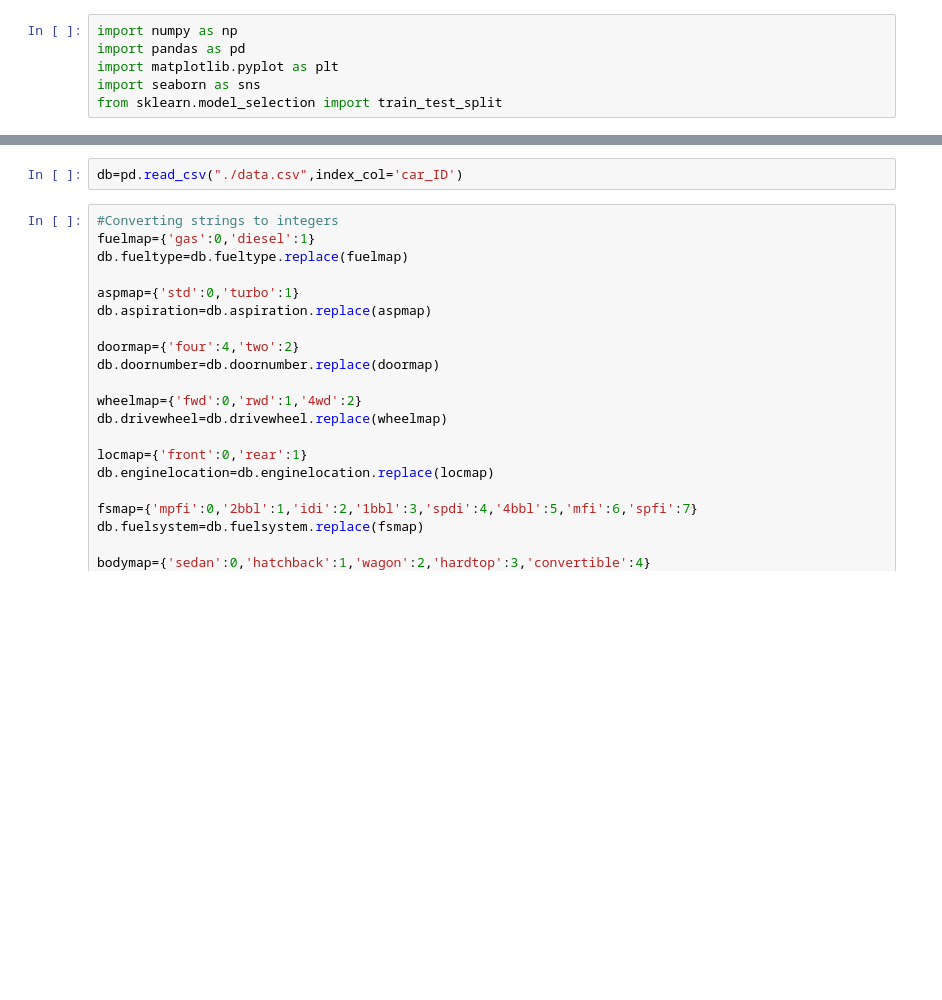
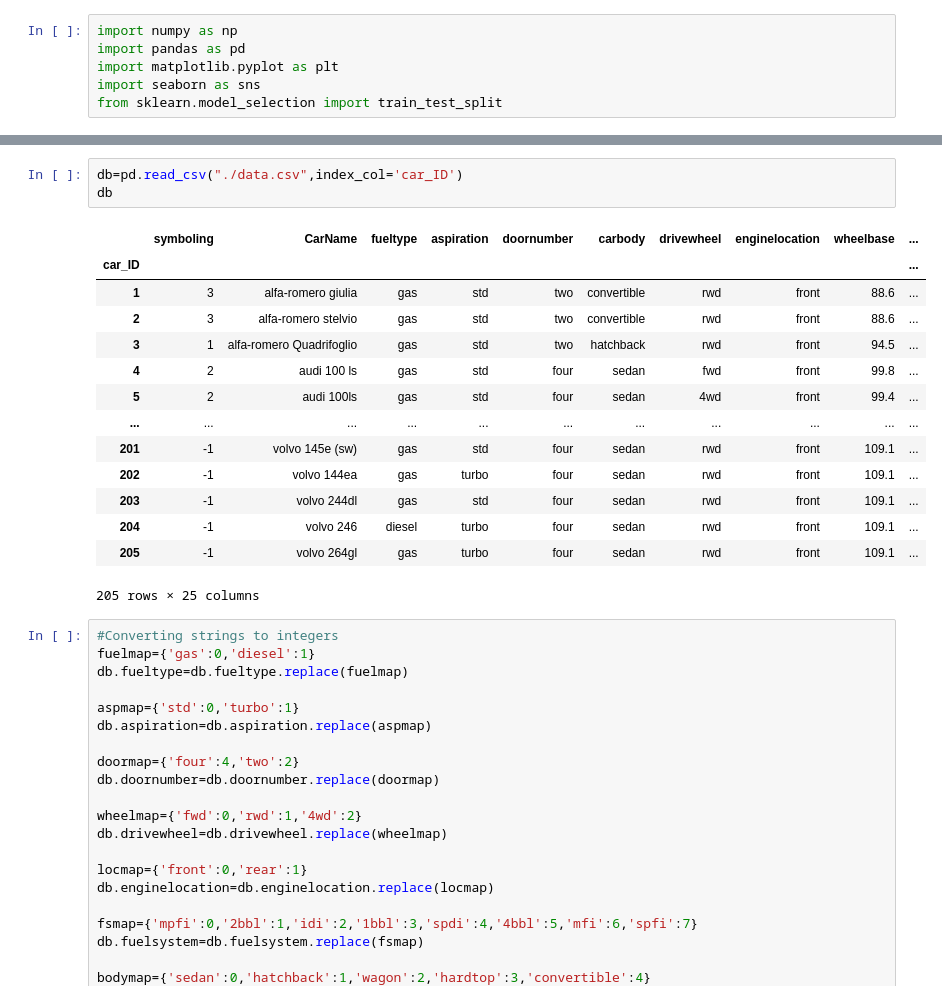
Before and after one commit to aravindshenoy13/car-price-regression, a Jupyter notebook: main.ipynb, the cells around one changed output, grey strips where cells are left out. Cells and saved outputs as stored; diff of their text form; blank space fills up the shorter version.

```diff
--- a/main.ipynb
+++ b/main.ipynb
@@ -7,5 +55,21 @@ from sklearn.model_selection import train_test_split
 # %%
 db=pd.read_csv("./data.csv",index_col='car_ID')
+db
+# %% [output]
+|  | symboling | CarName | fueltype | aspiration | doornumber | carbody | drivewheel | enginelocation | wheelbase | ... |
+| car_ID |  |  |  |  |  |  |  |  |  | ... |
+| 1 | 3 | alfa-romero giulia | gas | std | two | convertible | rwd | front | 88.6 | ... |
+| 2 | 3 | alfa-romero stelvio | gas | std | two | convertible | rwd | front | 88.6 | ... |
+| 3 | 1 | alfa-romero Quadrifoglio | gas | std | two | hatchback | rwd | front | 94.5 | ... |
+| 4 | 2 | audi 100 ls | gas | std | four | sedan | fwd | front | 99.8 | ... |
+| 5 | 2 | audi 100ls | gas | std | four | sedan | 4wd | front | 99.4 | ... |
+| ... | ... | ... | ... | ... | ... | ... | ... | ... | ... | ... |
+| 201 | -1 | volvo 145e (sw) | gas | std | four | sedan | rwd | front | 109.1 | ... |
+| 202 | -1 | volvo 144ea | gas | turbo | four | sedan | rwd | front | 109.1 | ... |
+| 203 | -1 | volvo 244dl | gas | std | four | sedan | rwd | front | 109.1 | ... |
+| 204 | -1 | volvo 246 | diesel | turbo | four | sedan | rwd | front | 109.1 | ... |
+| 205 | -1 | volvo 264gl | gas | turbo | four | sedan | rwd | front | 109.1 | ... |
+205 rows × 25 columns
 # %%
 #Converting strings to integers
 fuelmap={'gas':0,'diesel':1}
```
Also changed, not shown: parts of 7 cells of this notebook.
